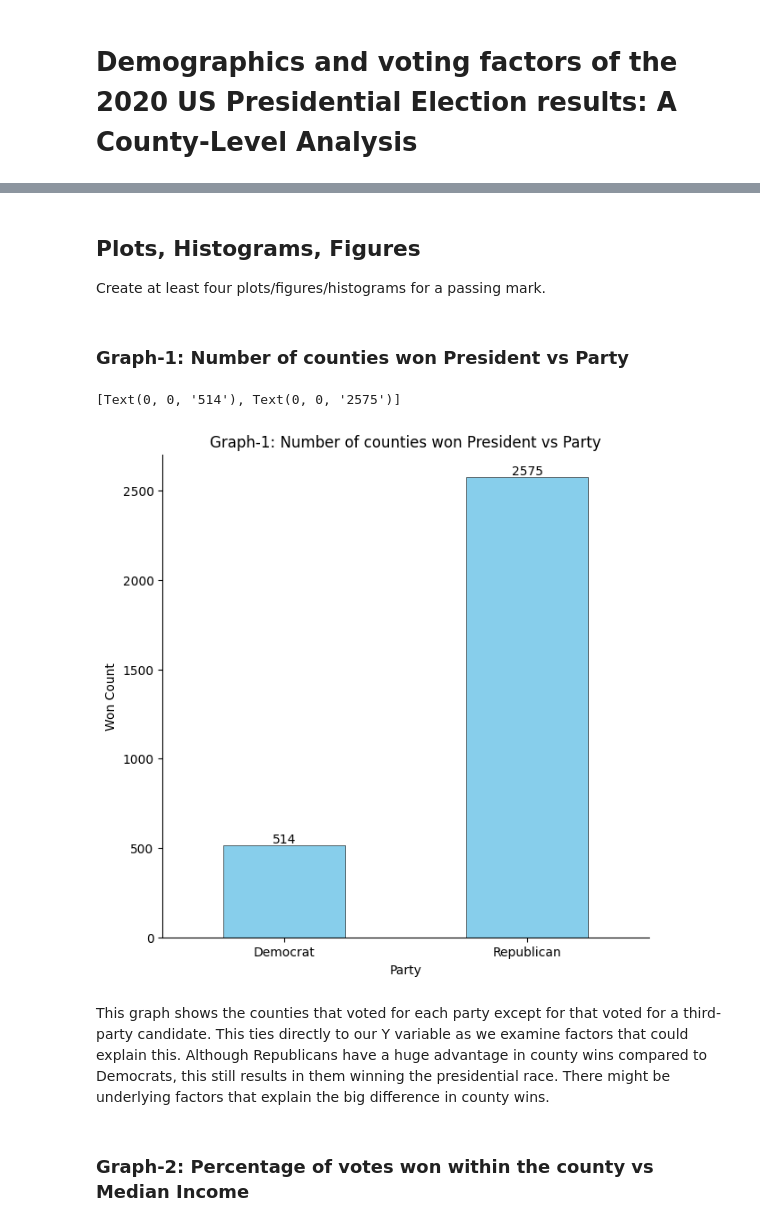
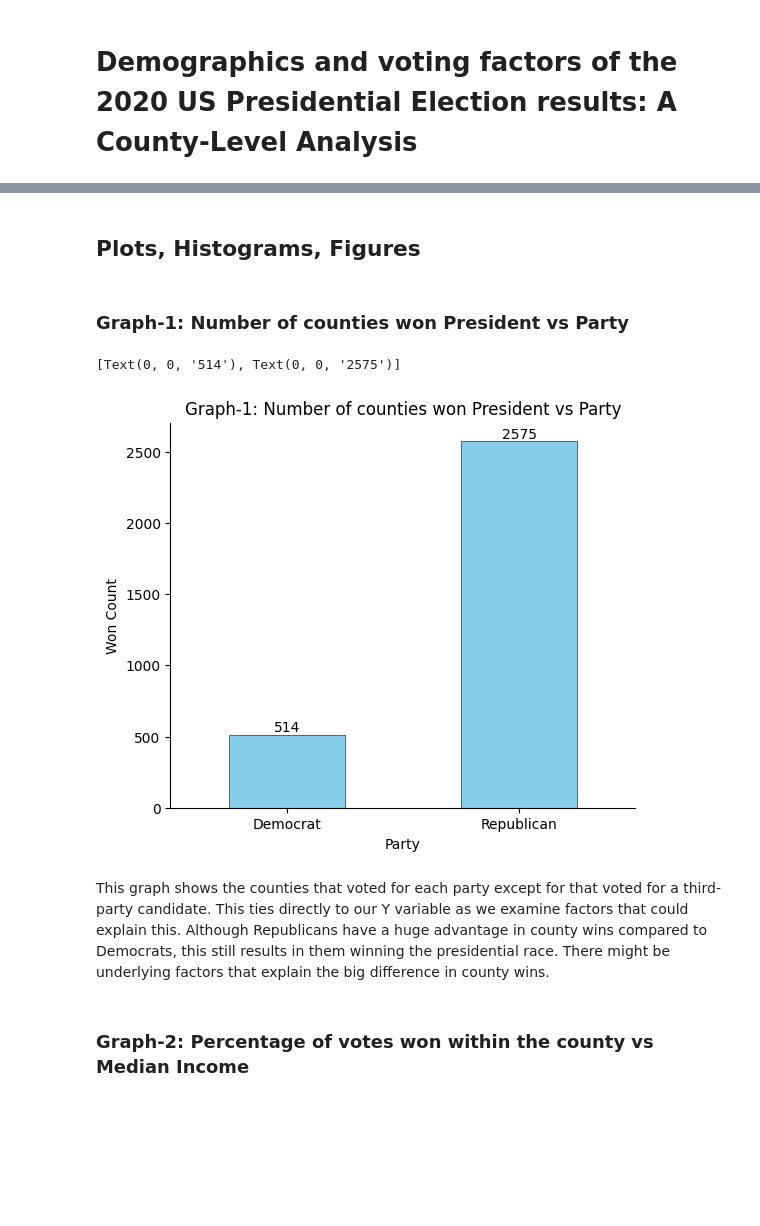
Before and after one commit to ECO225-W2025/eco225-project-code-marcus214, a Jupyter notebook: Project-One.ipynb, the cells around one changed output, grey strips where cells are left out. Saved outputs shown, nothing was run; the diff lists cells and outputs as text; code cells hidden in the pictures; blank space fills up the shorter version.

Commit message:
Update Project-One.ipynb
1. Did some cleanup
2. Adjusted graphs' size
3. Adjusted some layouts

```diff
--- a/Project-One.ipynb
+++ b/Project-One.ipynb
@@ -257,31 +242,30 @@ Name: Party_Index, dtype: float64
 # %% [markdown]
 ## Plots, Histograms, Figures
-
-Create at least four plots/figures/histograms for a passing mark.
 # %% [markdown]
 ### Graph-1: Number of counties won President vs Party
 # %%
 # Graph-1: Number of counties won President vs Party
 
 # calculate value counts
 counts = final_df['party'].value_counts()
 
-fig, ax = plt.subplots(figsize=(7, 7))
+fig, ax = plt.subplots(figsize=(6, 5))
 counts.sort_index().plot(kind='bar', color='skyblue', edgecolor='black', linewidth=0.4)
 
 # plot barchart
 plt.xticks(rotation=0)
 ax.set_xlabel('Party')
 ax.set_ylabel('Won Count')
 ax.spines['right'].set_visible(False)
 ax.spines['top'].set_visible(False)
 ax.set_title("Graph-1: Number of counties won President vs Party")
 ax.bar_label(ax.containers[0])
 # %% [output]
 [Text(0, 0, '514'), Text(0, 0, '2575')]
-[figure, old version]
+[figure, new version]
 # %% [markdown]
 This graph shows the counties that voted for each party except for that voted for a third-party candidate. This ties directly to our Y variable as we examine factors that could explain this. Although Republicans have a huge advantage in county wins compared to Democrats, this still results in them winning the presidential race. There might be underlying factors that explain the big difference in county wins.
+<br>
 # %% [markdown]
 ### Graph-2: Percentage of votes won within the county vs Median Income
 # %%
```
Also changed, not shown: parts of 16 cells of this notebook.
